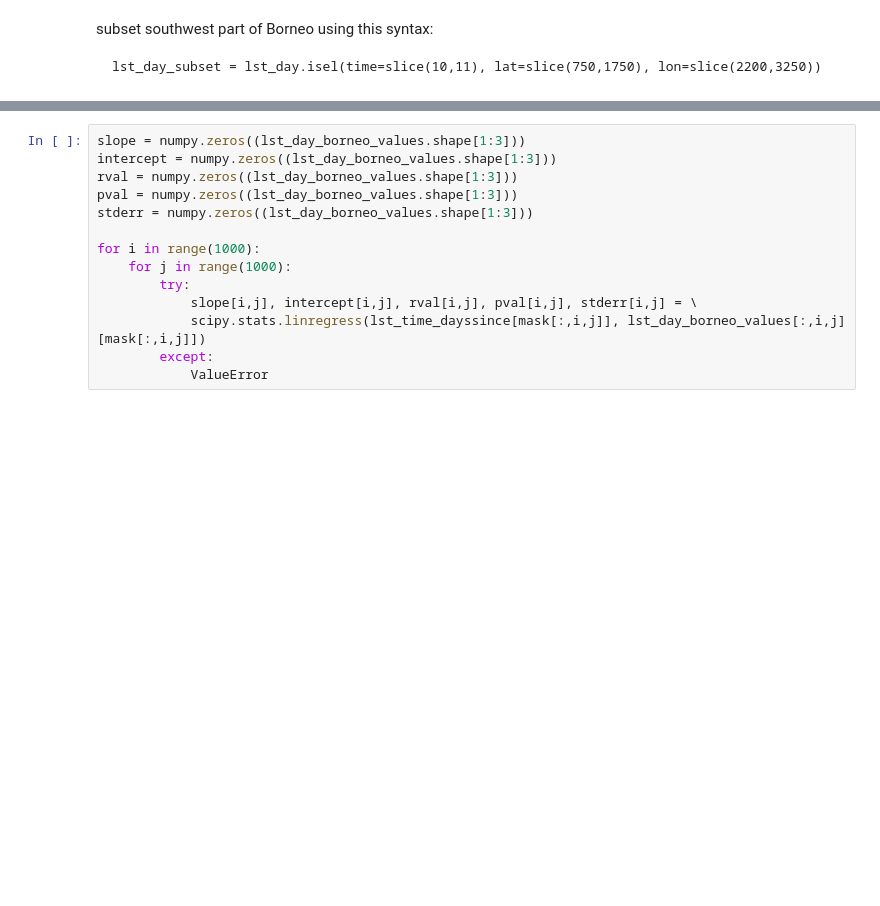
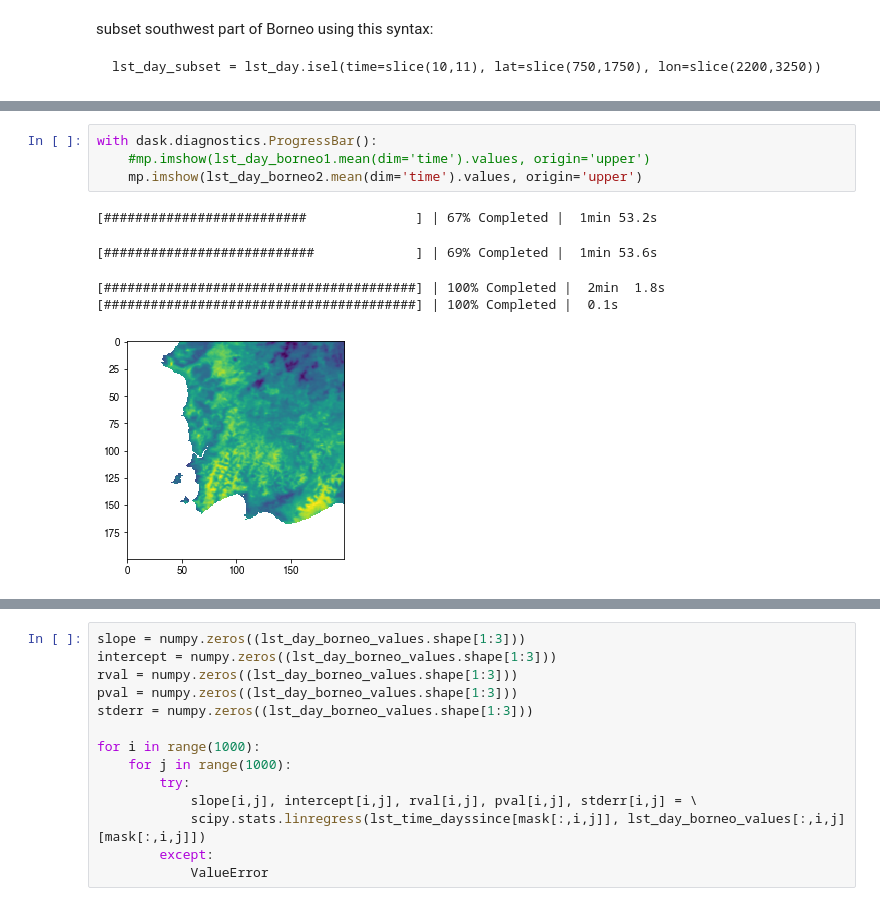
Before and after one commit to bairdlangenbrunner/indonesia-analysis, a Jupyter notebook: modis-analysis/notebook-files/analyzing_modis_8day_LST_file_ANALYZE_REGRESSIONS.ipynb, the cells around one changed output, grey strips where cells are left out. Saved outputs shown, nothing was run; the diff lists cells and outputs as text; blank space fills up the shorter version.

```diff
--- a/modis-analysis/notebook-files/analyzing_modis_8day_LST_file_ANALYZE.ipynb
+++ b/modis-analysis/notebook-files/analyzing_modis_8day_LST_file_ANALYZE_REGRESSIONS.ipynb
@@ -60,0 +70,10 @@ mask = ~numpy.isnan(lst_day_borneo_values)
+# %%
+with dask.diagnostics.ProgressBar():
+    #mp.imshow(lst_day_borneo1.mean(dim='time').values, origin='upper')
+    mp.imshow(lst_day_borneo2.mean(dim='time').values, origin='upper')
+# %% [output]
+[##########################              ] | 67% Completed |  1min 53.2s
+[###########################             ] | 69% Completed |  1min 53.6s
+[########################################] | 100% Completed |  2min  1.8s
+[########################################] | 100% Completed |  0.1s
+[figure, added]
```
Also changed, not shown: parts of 12 cells of this notebook, 9 other files.
